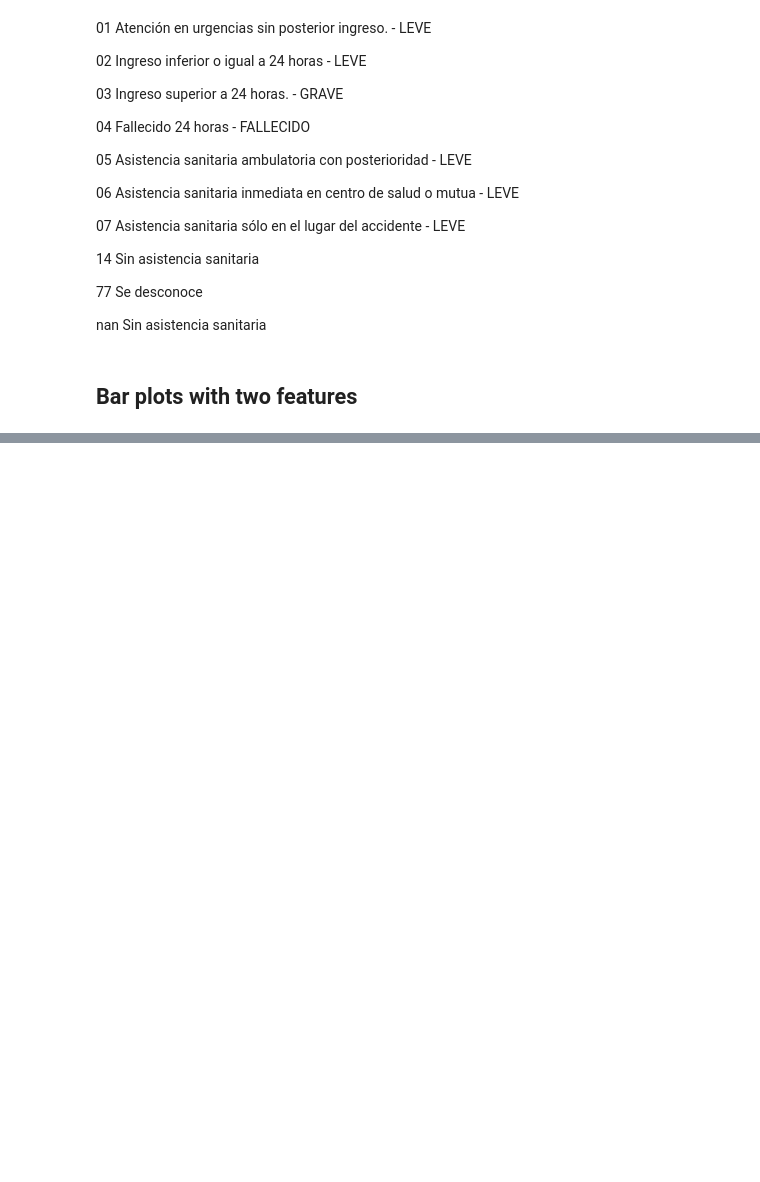
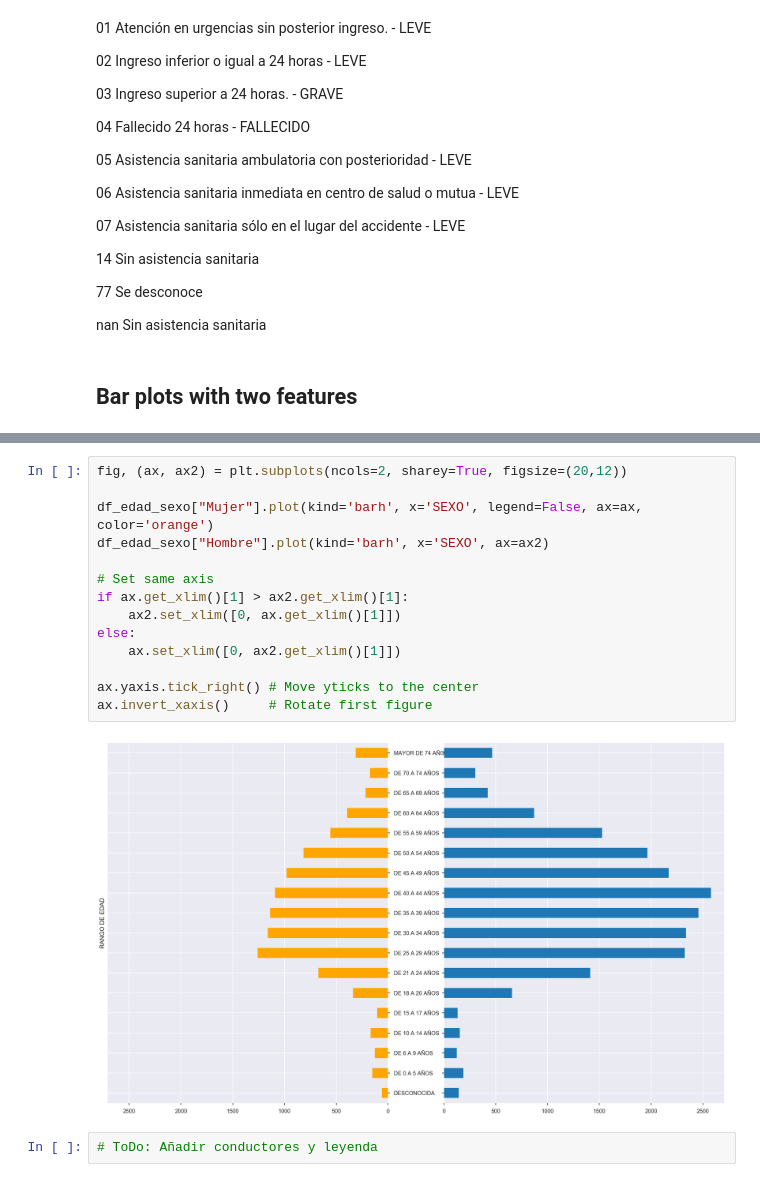
Before and after one commit to pablorodriper/madrid-open-data, a Jupyter notebook: traffic_accidents.ipynb, the cells around one changed output, grey strips where cells are left out. Drawn from its saved outputs; the diff is of its cells as text; blank space fills up the shorter version.

```diff
--- a/traffic_accidents.ipynb
+++ b/traffic_accidents.ipynb
@@ -194,0 +182,18 @@ dtype: int64
+# %%
+fig, (ax, ax2) = plt.subplots(ncols=2, sharey=True, figsize=(20,12))
+
+df_edad_sexo["Mujer"].plot(kind='barh', x='SEXO', legend=False, ax=ax, color='orange')
+df_edad_sexo["Hombre"].plot(kind='barh', x='SEXO', ax=ax2)
+
+# Set same axis
+if ax.get_xlim()[1] > ax2.get_xlim()[1]:
+    ax2.set_xlim([0, ax.get_xlim()[1]])
+else:
+    ax.set_xlim([0, ax2.get_xlim()[1]])
+
+ax.yaxis.tick_right() # Move yticks to the center
+ax.invert_xaxis()     # Rotate first figure
+# %% [output]
+[figure, added]
+# %%
+# ToDo: Añadir conductores y leyenda
```
Also changed, not shown: parts of 4 cells of this notebook.
